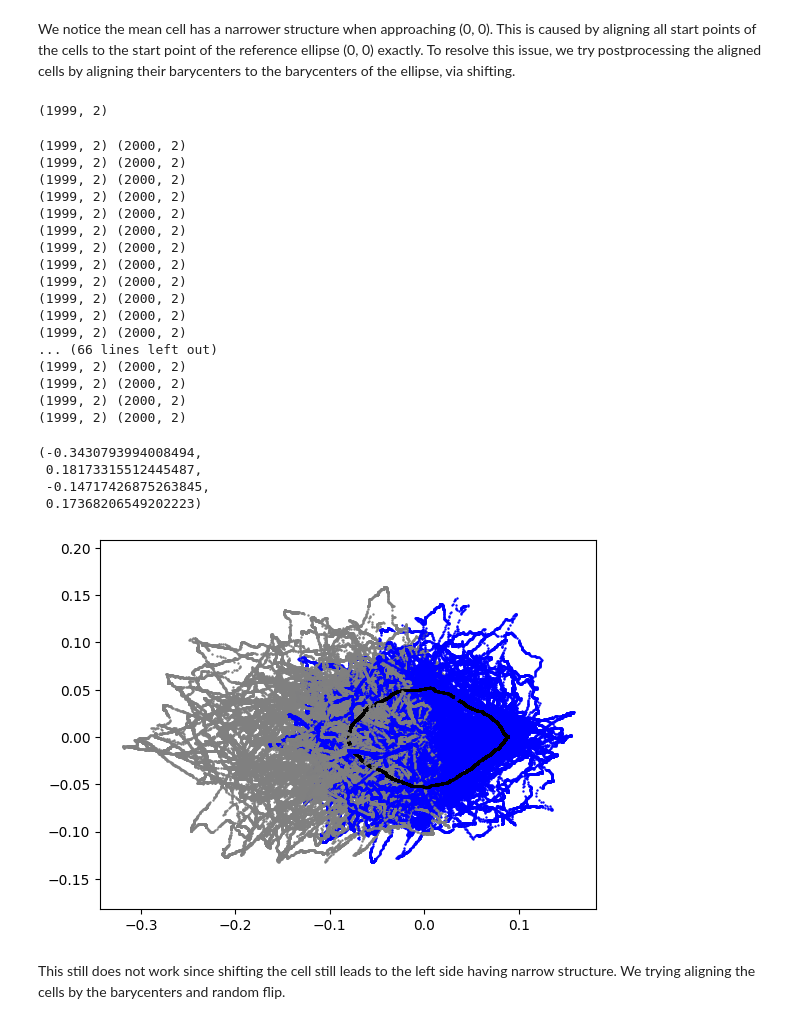
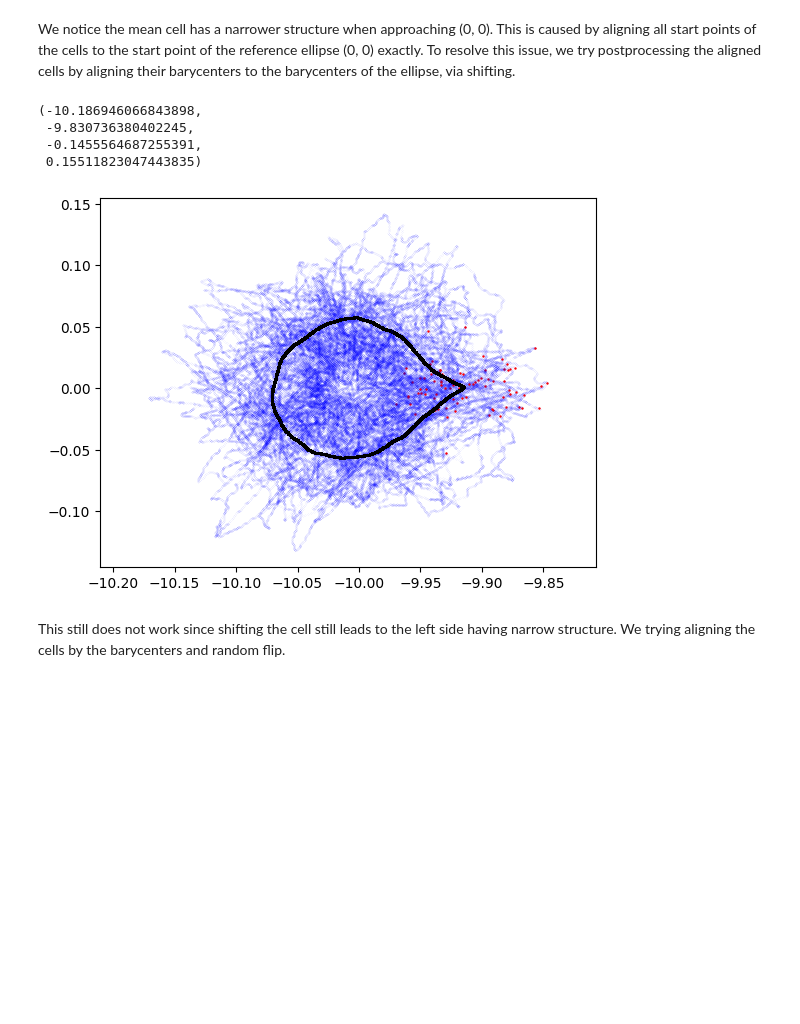
Before and after one commit to wxli0/dyn, a Jupyter notebook: dyn/notebooks/examine_alignment_osteosarcoma.ipynb, the cells around one changed output. Saved outputs shown, nothing was run; the diff lists cells and outputs as text; code cells hidden in the pictures; blank space fills up the shorter version.

Commit message:
rerun examine_alignment notebooks for the meeting with Nina

```diff
--- a/dyn/notebooks/examine_alignment_osteosarcoma.ipynb
+++ b/dyn/notebooks/examine_alignment_osteosarcoma.ipynb
@@ -436,67 +424,59 @@ plt.legend()
 # %% [markdown]
 We notice the mean cell has a narrower structure when approaching (0, 0). This is caused by aligning all start points of the cells to the start point of the reference ellipse (0, 0) exactly. To resolve this issue, we try postprocessing the aligned cells by aligning their barycenters to the barycenters of the ellipse, via shifting.
 # %%
-def align_barycenter(cell, ref_cell, flip):
-    # print(cell[:2])
-    ref_bc = np.mean(ref_cell, axis=0)
+def align_barycenter(cell, centroid_x, centroid_y, flip):
+    """
+    Align the the barycenter of the cell to ref centeriod and flip the cell against the xaxis of the centriod if flip is True.
+
+    :param 2D np array cell: cell to align
+    :param float centroid_x: the x coordinates of the projected BASE_CURVE
+    :param float centroid_y: the y coordinates of the projected BASE_CURVE
+    :param bool flip: flip the cell against x = centroid x if True
+    """
+
     cell_bc = np.mean(cell, axis=0)
-    # print(ref_bc-cell_bc)
-    aligned_cell = cell+ref_bc-cell_bc
-    # print(aligned_cell[:2])
+    aligned_cell = cell+[centroid_x, centroid_y]-cell_bc
+
     if flip:
-        aligned_cell[:, 0] = 2*ref_bc[0]-aligned_cell[:, 0]
-        # Swap the points
+        aligned_cell[:, 0] = 2*centroid_x-aligned_cell[:, 0]
+        # Flip the order of the points
         med_index = int(np.floor(aligned_cell.shape[0]/2))
         flipped_aligned_cell = np.concatenate((aligned_cell[med_index:], aligned_cell[:med_index]), axis=0)
         flipped_aligned_cell = np.flipud(flipped_aligned_cell)
         aligned_cell = flipped_aligned_cell
     return aligned_cell
+
+def get_centroid(base_curve):
+    total_space = DiscreteCurvesStartingAtOrigin(k_sampling_points=k_sampling_points)
+    proj_base_curve = total_space.projection(base_curve)
+    base_centroid = np.mean(proj_base_curve, axis=0)
+    return base_centroid[0], base_centroid[1]
-# %%
-ds_align['SRV']['cytd']['dunn'][0].shape
-# %% [output]
-(1999, 2)
 # %%
-cells = np.array(ds_align['SRV']['cytd']['dlm8'][:])
+cells = np.array(ds_align['Linear']['cytd']['dlm8'][:])
 
 aligned_cells = []
 for cell in cells:
-    print(cell.shape, BASE_CURVE.shape)
     flip = False
-    aligned_cells.append(align_barycenter(cell, BASE_CURVE, flip))
+    centroid_x, centroid_y = get_centroid(BASE_CURVE)
+    # obtain the alighed and shifted cells
+    aligned_cells.append(align_barycenter(cell, centroid_x, centroid_y, flip))
 aligned_cells = np.array(aligned_cells)
 
 linear_mean = gs.mean(aligned_cells, axis=0)
 for cell, aligned_cell in zip(cells, aligned_cells):
     plt.scatter(linear_mean[:, 0], linear_mean[:, 1], s=0.5, c='black')
-    plt.scatter(cell[:, 0], cell[:, 1], s=0.5, c='grey')
-    plt.scatter(aligned_cell[:, 0], aligned_cell[:, 1], s=0.5, c='blue')
-
+    # plt.scatter(cell[:, 0], cell[:, 1], s=0.5, c='grey')
+    plt.scatter(aligned_cell[:, 0], aligned_cell[:, 1], s=0.0005, c='blue')
+    plt.scatter(aligned_cell[0, 0], aligned_cell[0, 1], s=0.5, c='red')
 
 
 plt.axis('equal')
 # %% [output]
-(1999, 2) (2000, 2)
-(1999, 2) (2000, 2)
-(1999, 2) (2000, 2)
-(1999, 2) (2000, 2)
-(1999, 2) (2000, 2)
-(1999, 2) (2000, 2)
-(1999, 2) (2000, 2)
-(1999, 2) (2000, 2)
-(1999, 2) (2000, 2)
-(1999, 2) (2000, 2)
-(1999, 2) (2000, 2)
-(1999, 2) (2000, 2)
-... (66 lines left out)
-(1999, 2) (2000, 2)
-(1999, 2) (2000, 2)
-(1999, 2) (2000, 2)
-(1999, 2) (2000, 2)
+(-10.186946066843898,
+ -9.830736380402245,
+ -0.1455564687255391,
+ 0.15511823047443835)
-(-0.3430793994008494,
- 0.18173315512445487,
- -0.14717426875263845,
- 0.17368206549202223)
-[figure, old version]
+[figure, new version]
 # %% [markdown]
 This still does not work since shifting the cell still leads to the left side having narrow structure. We trying aligning the cells by the barycenters and random flip.
 # %%
```
Also changed, not shown: parts of 7 cells of this notebook, 2 other files.
